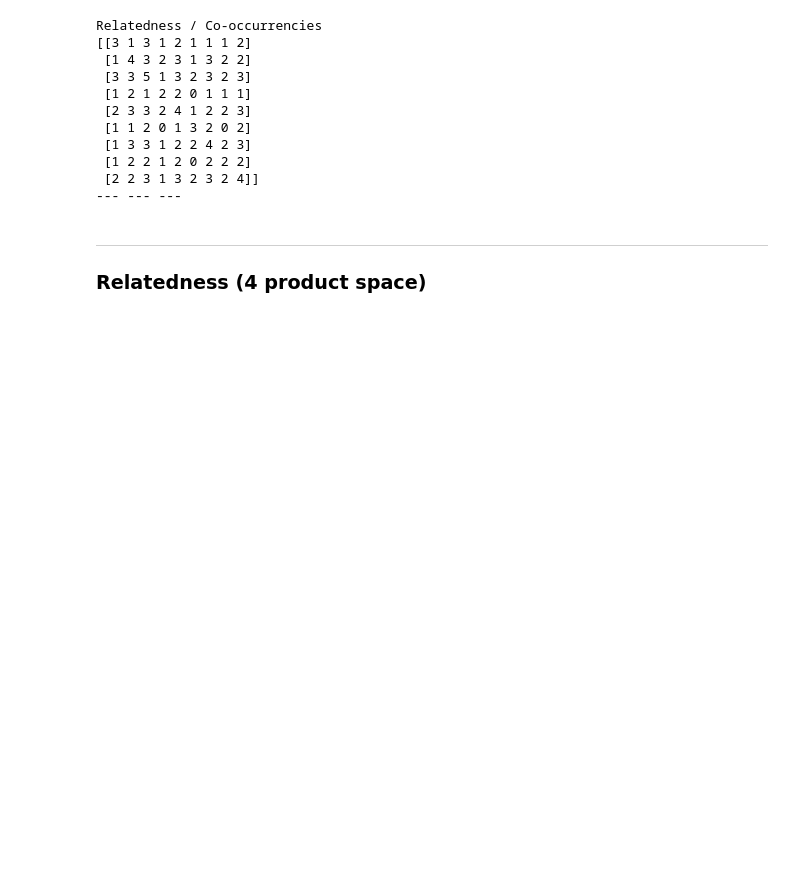
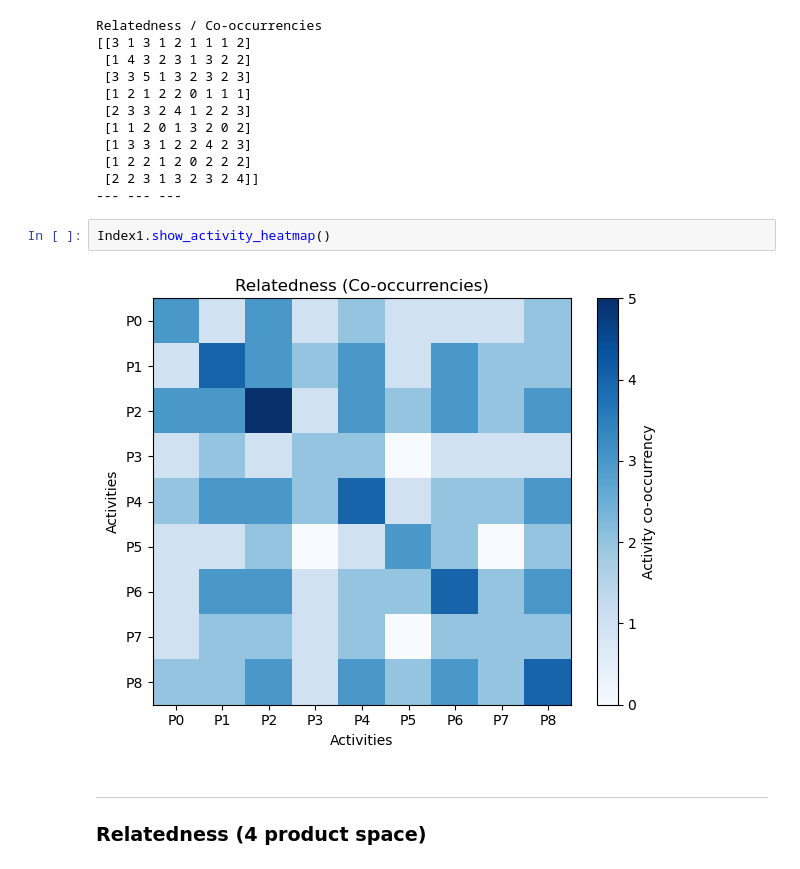
Before and after one commit to ospalax/unu_merit_eci, a Jupyter notebook: archive/unu_merit_final_assignment_osp.ipynb, the cells around one changed output. Saved outputs shown, nothing was run; the diff lists cells and outputs as text; blank space fills up the shorter version.

```diff
--- a/archive/unu_merit_final_assignment_osp.ipynb
+++ b/archive/unu_merit_final_assignment_osp.ipynb
@@ -850,6 +877,10 @@ Relatedness / Co-occurrencies
  [1 2 2 1 2 0 2 2 2]
  [2 2 3 1 3 2 3 2 4]]
 --- --- ---
+# %%
+Index1.show_activity_heatmap()
+# %% [output]
+[figure, added]
 # %% [markdown]
 ---
 
```
Also changed, not shown: parts of 5 cells of this notebook, 4 other files.
